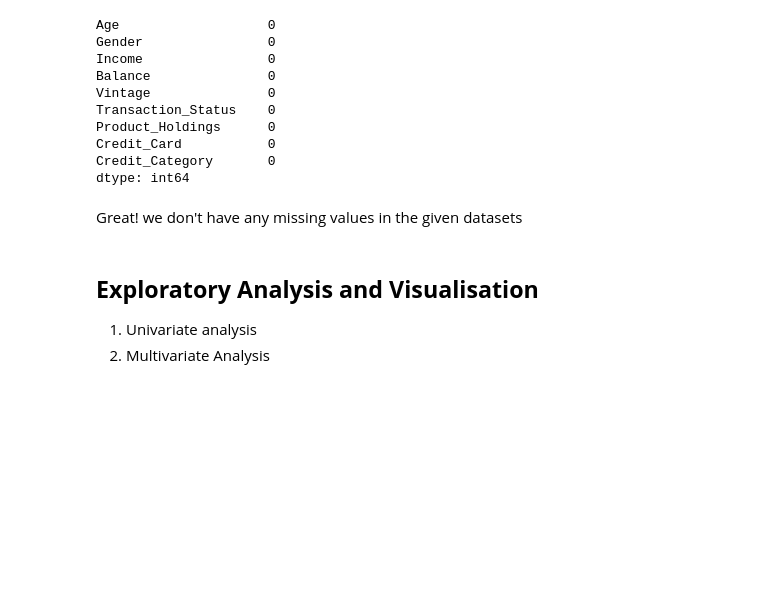
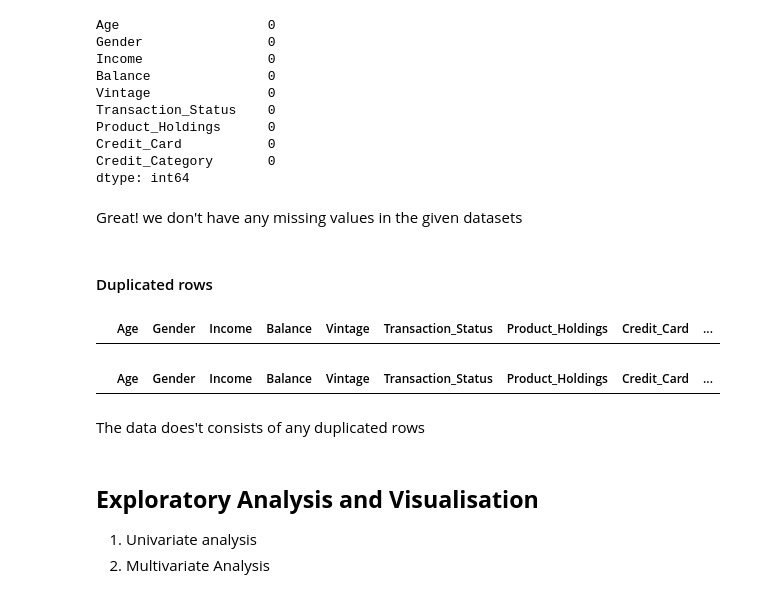
Before and after one commit to JozJozmin/Churn-Prediction-ML, a Jupyter notebook: Churn_Prediction_Improved_model.ipynb, the cells around one changed output. Drawn from its saved outputs; the diff is of its cells as text; code cells hidden in the pictures; blank space fills up the shorter version.

```diff
--- a/Churn_Prediction_Improved_model.ipynb
+++ b/Churn_Prediction_Improved_model.ipynb
@@ -211,6 +211,18 @@ Credit_Category       0
 dtype: int64
 # %% [markdown]
 Great! we don't have any missing values in the given datasets
+# %% [markdown]
+#### Duplicated rows
+# %%
+train_df[train_df.duplicated()]
+# %% [output]
+|  | Age | Gender | Income | Balance | Vintage | Transaction_Status | Product_Holdings | Credit_Card | ... |
+# %%
+test_df[test_df.duplicated()]
+# %% [output]
+|  | Age | Gender | Income | Balance | Vintage | Transaction_Status | Product_Holdings | Credit_Card | ... |
+# %% [markdown]
+The data does't consists of any duplicated rows
 # %% [markdown]
 ## **Exploratory Analysis and Visualisation**
 1. Univariate analysis
```
Also changed, not shown: parts of 3 cells of this notebook.
